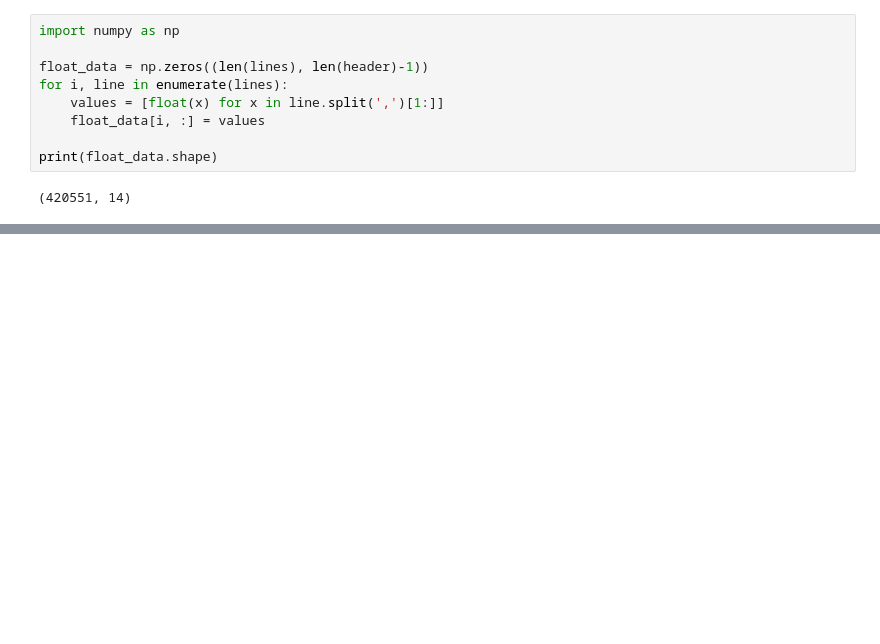
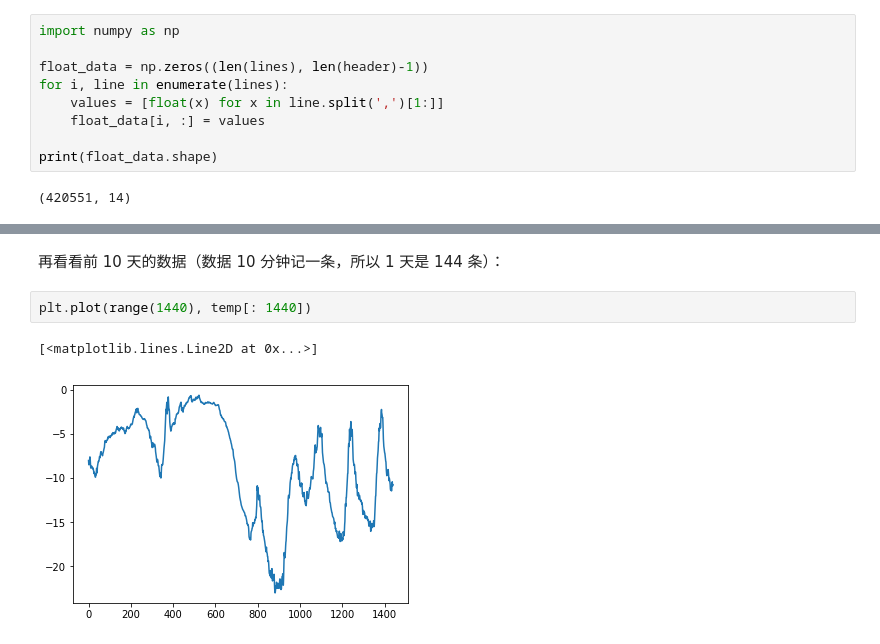
Before and after one commit to cdfmlr/Deep-Learning-with-Python-Notebooks, a Jupyter notebook: ch6/6.2 Understanding recurrent neural networks.ipynb, the cells around one changed output, grey strips where cells are left out. Drawn from its saved outputs; the diff is of its cells as text; blank space fills up the shorter version.

```diff
--- a/ch6/6.2 Understanding recurrent neural networks.ipynb
+++ b/ch6/6.2 Understanding recurrent neural networks.ipynb
@@ -489,0 +500,7 @@ print(float_data.shape)
+# %% [markdown]
+再看看前 10 天的数据（数据 10 分钟记一条，所以 1 天是 144 条）：
+# %%
+plt.plot(range(1440), temp[: 1440])
+# %% [output]
+[<matplotlib.lines.Line2D at 0x...>]
+[figure, added]
```
Also changed, not shown: parts of 15 cells of this notebook.
